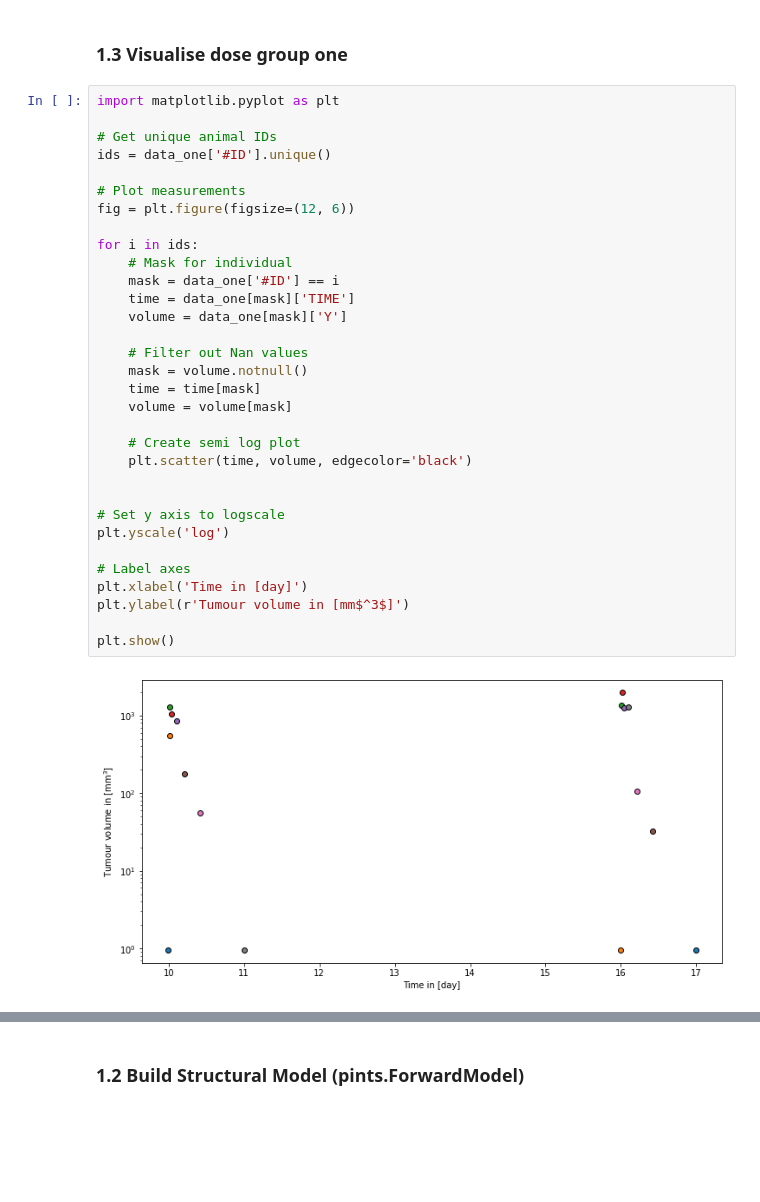
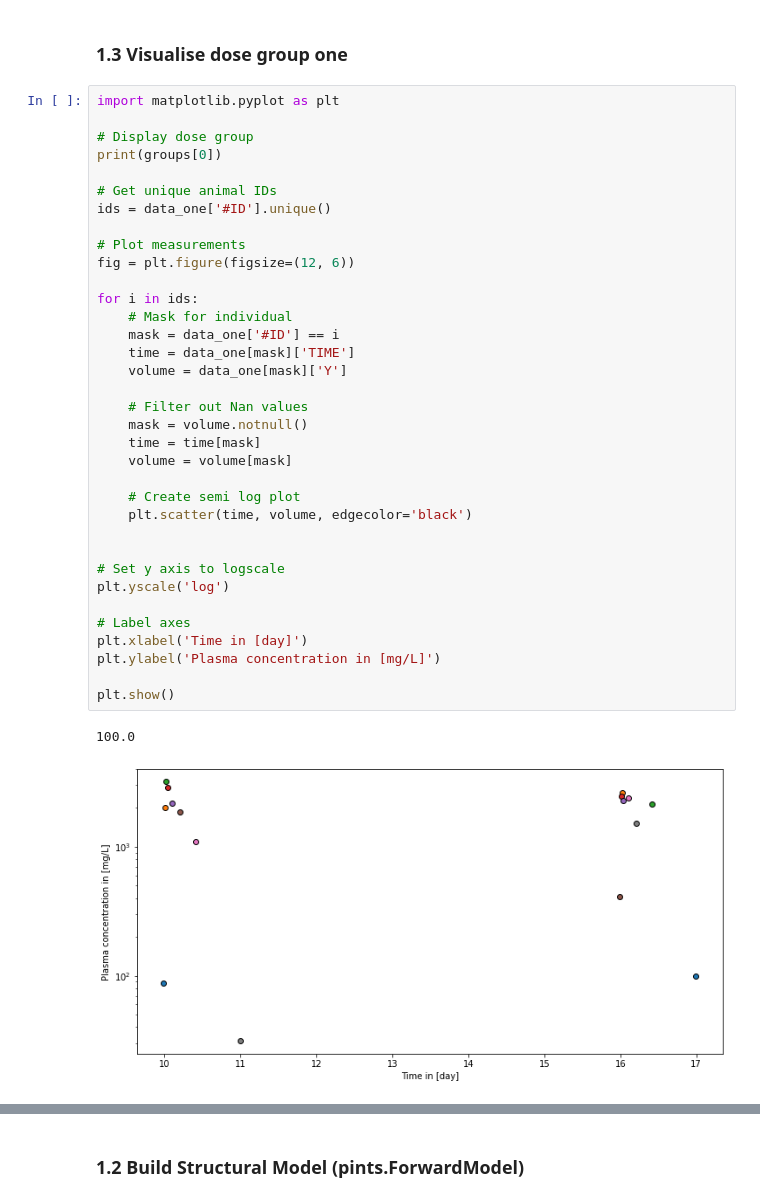
Before and after one commit to DavAug/ErlotinibGefitinib, a Jupyter notebook: gefitinib_pk_analysis.ipynb, the cells around one changed output, grey strips where cells are left out. Saved outputs shown, nothing was run; the diff lists cells and outputs as text; blank space fills up the shorter version.

```diff
--- a/gefitinib_pk_analysis.ipynb
+++ b/gefitinib_pk_analysis.ipynb
@@ -68,35 +68,39 @@ array([  6.25,  25.  , 100.  ])
 ### 1.3 Visualise dose group one
 # %%
 import matplotlib.pyplot as plt
+
+# Display dose group
+print(groups[0])
 
 # Get unique animal IDs
 ids = data_one['#ID'].unique()
 
 # Plot measurements
 fig = plt.figure(figsize=(12, 6))
 
 for i in ids:
     # Mask for individual
     mask = data_one['#ID'] == i
     time = data_one[mask]['TIME']
     volume = data_one[mask]['Y']
 
     # Filter out Nan values
     mask = volume.notnull()
     time = time[mask]
     volume = volume[mask]
 
     # Create semi log plot
     plt.scatter(time, volume, edgecolor='black')
 
 
 # Set y axis to logscale
 plt.yscale('log')
 
 # Label axes
 plt.xlabel('Time in [day]')
-plt.ylabel(r'Tumour volume in [mm$^3$]')
+plt.ylabel('Plasma concentration in [mg/L]')
 
 plt.show()
 # %% [output]
+100.0
-[figure, old version]
+[figure, new version]
```
Also changed, not shown: parts of 8 cells of this notebook, 7 other files.
